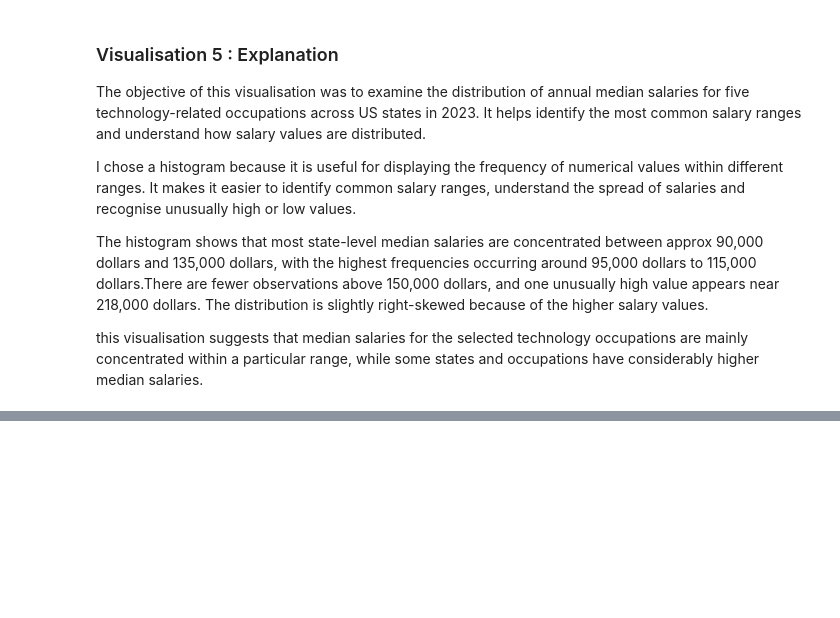
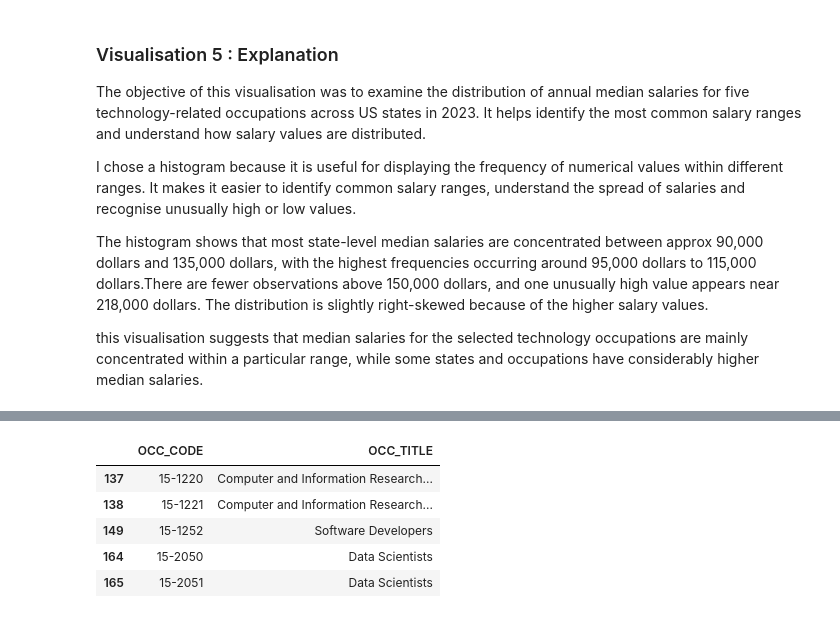
Before and after one commit to Aayusho/Data-Visualisation-and-Communication-CA1, a Jupyter notebook: Ca1 Data_vis_and_comm.ipynb, the cells around one changed output, grey strips where cells are left out. Cells and saved outputs as stored; diff of their text form; code cells hidden in the pictures; blank space fills up the shorter version.

```diff
--- a/Ca1 Data_vis_and_comm.ipynb
+++ b/Ca1 Data_vis_and_comm.ipynb
@@ -524,0 +536,3 @@ this visualisation suggests that median salaries for the selected technology occ
+# %%
+df_2021 = pd.read_excel("all_data_M_2021.xlsx")
+df_2022 = pd.read_excel("all_data_M_2022.xlsx")
@@ -524,0 +567,15 @@ this visualisation suggests that median salaries for the selected technology occ
+# %%
+df_2021[
+    df_2021['OCC_TITLE'].str.contains(
+        'Software Developers|Data Scientists|Computer and Information Research Scientists',
+        case=False,
+        na=False
+    )
+][['OCC_CODE', 'OCC_TITLE']].drop_duplicates()
+# %% [output]
+|  | OCC_CODE | OCC_TITLE |
+| 137 | 15-1220 | Computer and Information Research... |
+| 138 | 15-1221 | Computer and Information Research... |
+| 149 | 15-1252 | Software Developers |
+| 164 | 15-2050 | Data Scientists |
+| 165 | 15-2051 | Data Scientists |
```
Also changed, not shown: parts of 14 cells of this notebook.
